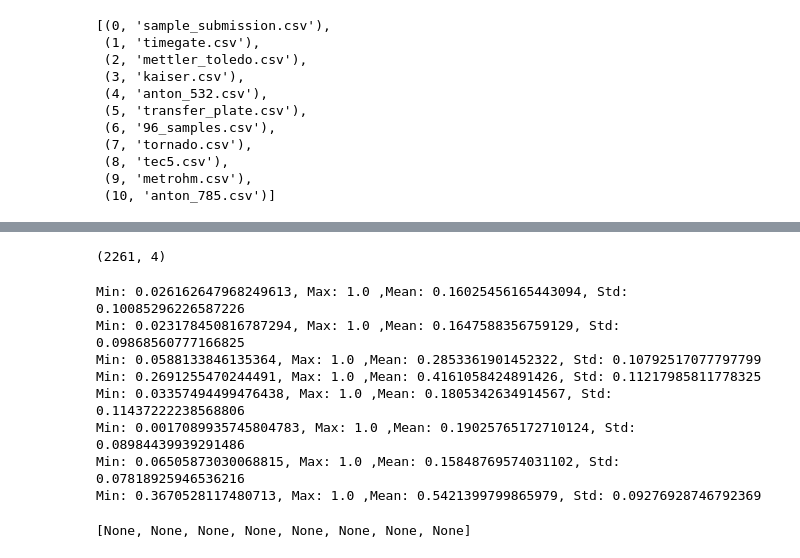
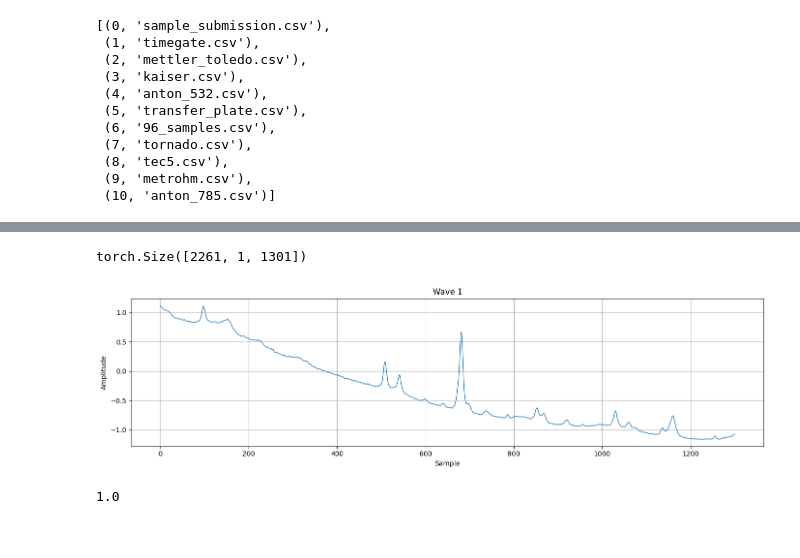
Before and after one commit to ArbaazBeg15/raman-transfer, a Jupyter notebook: code/pretrain_paper.ipynb, the cells around one changed output, grey strips where cells are left out. Saved outputs shown, nothing was run; the diff lists cells and outputs as text; code cells hidden in the pictures.

```diff
--- a/code/pretrain_paper.ipynb
+++ b/code/pretrain_paper.ipynb
@@ -95,16 +127,0 @@ ds = load_datasets(ds_names, 300, 1600)
-# %%
-ds.shape
-# %% [output]
-(2261, 4)
-# %%
-[get_stats(d, minmax=True) for d in ds]
-# %% [output]
-Min: 0.026162647968249613, Max: 1.0 ,Mean: 0.16025456165443094, Std: 0.10085296226587226
-Min: 0.023178450816787294, Max: 1.0 ,Mean: 0.1647588356759129, Std: 0.09868560777166825
-Min: 0.0588133846135364, Max: 1.0 ,Mean: 0.2853361901452322, Std: 0.10792517077797799
-Min: 0.2691255470244491, Max: 1.0 ,Mean: 0.4161058424891426, Std: 0.11217985811778325
-Min: 0.03357494499476438, Max: 1.0 ,Mean: 0.1805342634914567, Std: 0.11437222238568806
-Min: 0.0017089935745804783, Max: 1.0 ,Mean: 0.19025765172710124, Std: 0.08984439939291486
-Min: 0.06505873030068815, Max: 1.0 ,Mean: 0.15848769574031102, Std: 0.07818925946536216
-Min: 0.3670528117480713, Max: 1.0 ,Mean: 0.5421399799865979, Std: 0.09276928746792369
-[None, None, None, None, None, None, None, None]
@@ -110,0 +323,50 @@ Min: 0.3670528117480713, Max: 1.0 ,Mean: 0.5421399799865979, Std: 0.092769287467
+# %%
+config = {
+    'initial_cnn_channels': 32,
+    'cnn_channel_factor': 1.279574024454846,
+    'num_cnn_layers': 8,
+    'kernel_size': 3,
+    'stride': 2,
+    'activation_function': 'ELU',
+    'fc_dropout': 0.10361700399831791,
+    'lr': 0.001,
+    'gamma': 0.9649606352621118,
+    'baseline_factor_bound': 0.748262317340447,
+    'baseline_period_lower_bound': 0.9703081695287203,
+    'baseline_period_span': 19.79744237606427,
+    'original_datapoint_weight': 0.4335003268130408,
+    'augment_slope_std': 0.08171025264382692,
+    'batch_size': 32,
+    'fc_dims': 226,
+    'rolling_bound': 2,
+    'num_blocks': 2,
+}
+# %%
+dataset = SpectralDataset(
+    spectra=inputs[:, None, :],
+    concentrations=targets,
+    dtype=torch.float32,
+    spectra_mean_std=None,
+    concentration_mean_std=None,
+    combine_spectra_range=1.0,
+    baseline_factor_bound=config["baseline_factor_bound"],
+    baseline_period_lower_bound=config["baseline_period_lower_bound"],
+    baseline_period_upper_bound=(config["baseline_period_lower_bound"] + config["baseline_period_span"]),
+    augment_slope_std=config["augment_slope_std"],
+    augment_intersept_std=0.0,
+    rolling_bound=config["rolling_bound"],
+    spectrum_rolling_sigma=0.01,
+    augmentation_weight=0.1,
+    original_datapoint_weight=1.,
+)
+# %% [output]
+torch.Size([2261, 1, 1301])
+# %%
+index = get_index(dataset)
+show_waves(dataset[index]["spectra"])
+# %% [output]
+[figure, added]
+# %%
+dataset.combine_spectra_range
+# %% [output]
+1.0
```
Also changed, not shown: parts of 6 cells of this notebook.
